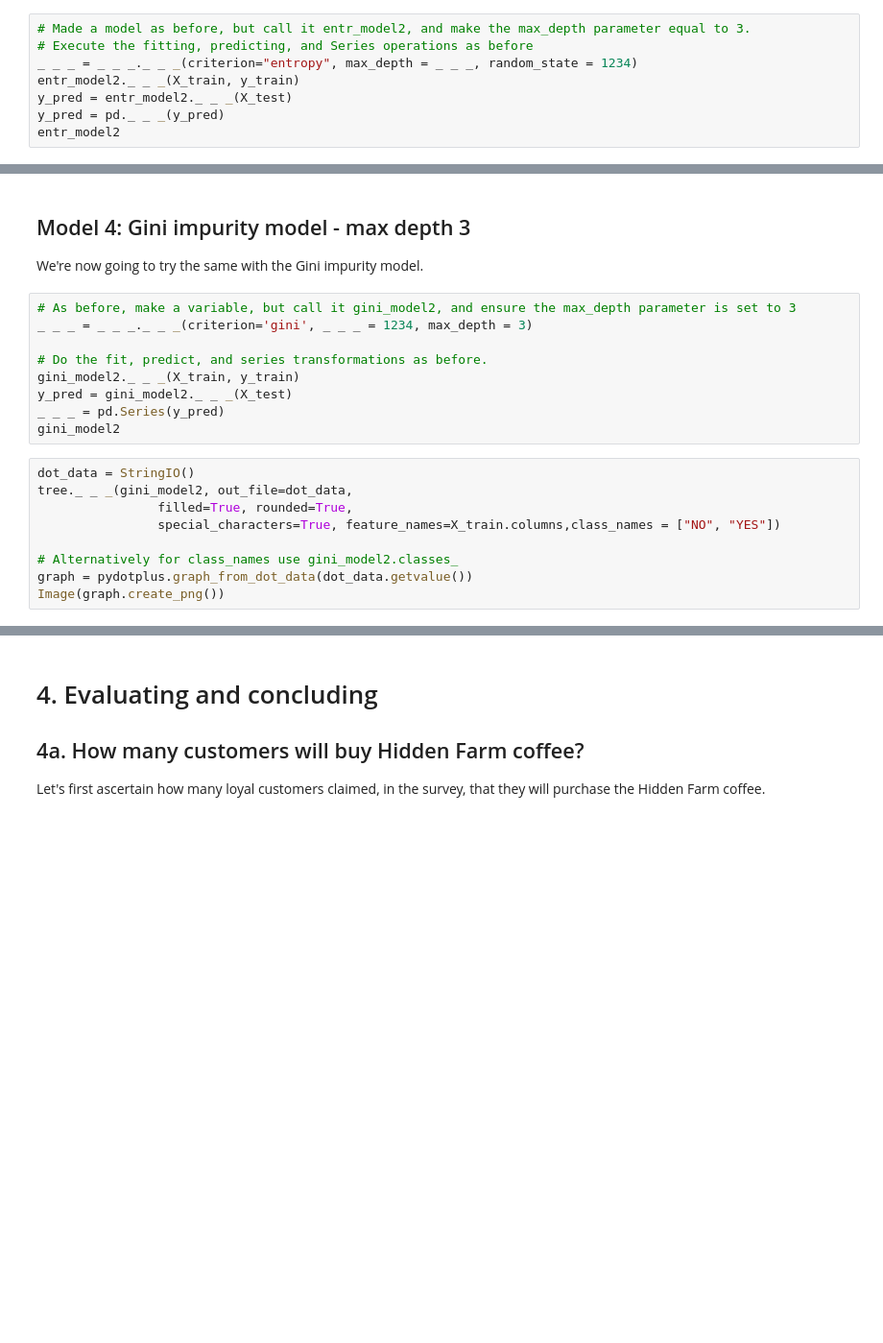
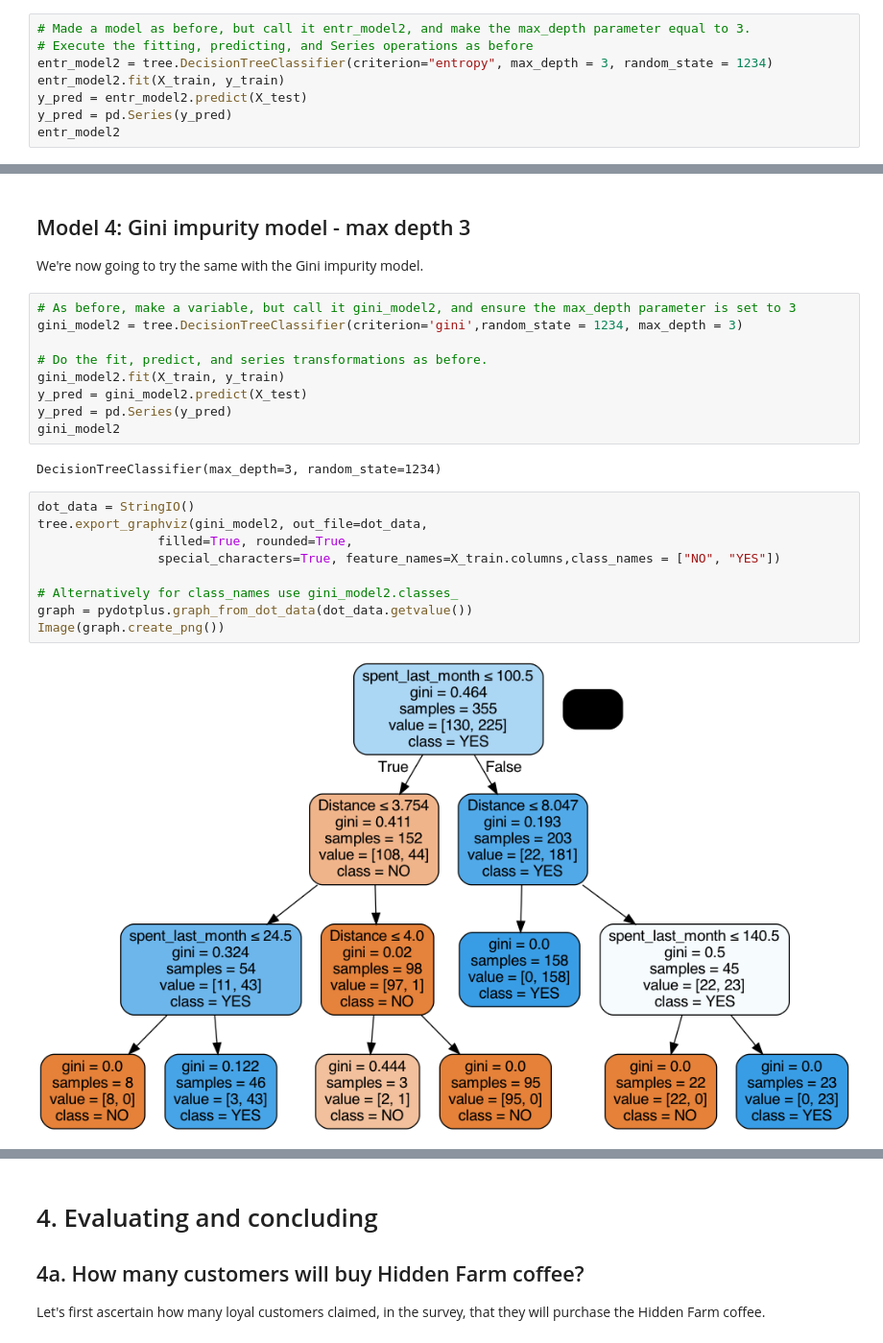
Before and after one commit to thaisangcr7/Case_Study_RR_Diner_Coffee, a Jupyter notebook: Springboard Decision Tree Specialty Coffee Case Study - Tier 1.ipynb, the cells around one changed output, grey strips where cells are left out. Shown at 96% size. Drawn from its saved outputs; the diff is of its cells as text; blank space fills up the shorter version.

```diff
--- a/Springboard Decision Tree Specialty Coffee Case Study - Tier 1.ipynb
+++ b/Springboard Decision Tree Specialty Coffee Case Study - Tier 1.ipynb
@@ -562,8 +562,8 @@ Sophisticated data scientists use methods like random search with cross-validati
 # %%
 # Made a model as before, but call it entr_model2, and make the max_depth parameter equal to 3.
 # Execute the fitting, predicting, and Series operations as before
-_ _ _ = _ _ _._ _ _(criterion="entropy", max_depth = _ _ _, random_state = 1234)
-entr_model2._ _ _(X_train, y_train)
-y_pred = entr_model2._ _ _(X_test)
-y_pred = pd._ _ _(y_pred)
+entr_model2 = tree.DecisionTreeClassifier(criterion="entropy", max_depth = 3, random_state = 1234)
+entr_model2.fit(X_train, y_train)
+y_pred = entr_model2.predict(X_test)
+y_pred = pd.Series(y_pred)
 entr_model2
@@ -591,22 +624,26 @@ So our accuracy decreased, but is this certainly an inferior tree to the max dep
 We're now going to try the same with the Gini impurity model.
 # %%
 # As before, make a variable, but call it gini_model2, and ensure the max_depth parameter is set to 3
-_ _ _ = _ _ _._ _ _(criterion='gini', _ _ _ = 1234, max_depth = 3)
+gini_model2 = tree.DecisionTreeClassifier(criterion='gini',random_state = 1234, max_depth = 3)
 
 # Do the fit, predict, and series transformations as before.
-gini_model2._ _ _(X_train, y_train)
-y_pred = gini_model2._ _ _(X_test)
-_ _ _ = pd.Series(y_pred)
+gini_model2.fit(X_train, y_train)
+y_pred = gini_model2.predict(X_test)
+y_pred = pd.Series(y_pred)
 gini_model2
+# %% [output]
+DecisionTreeClassifier(max_depth=3, random_state=1234)
 # %%
 dot_data = StringIO()
-tree._ _ _(gini_model2, out_file=dot_data,
+tree.export_graphviz(gini_model2, out_file=dot_data,
                 filled=True, rounded=True,
                 special_characters=True, feature_names=X_train.columns,class_names = ["NO", "YES"])
 
 # Alternatively for class_names use gini_model2.classes_
 graph = pydotplus.graph_from_dot_data(dot_data.getvalue())
 Image(graph.create_png())
+# %% [output]
+[figure, added]
 # %%
 print("Gini impurity  model - max depth 3")
 print("Accuracy:", metrics.accuracy_score(y_test,y_pred))
```
Also changed, not shown: parts of 7 cells of this notebook.
